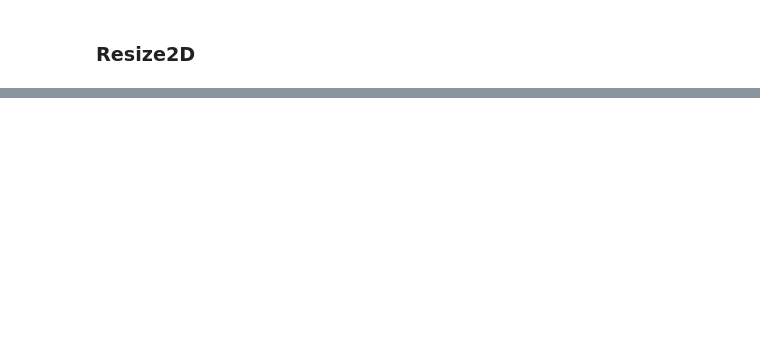
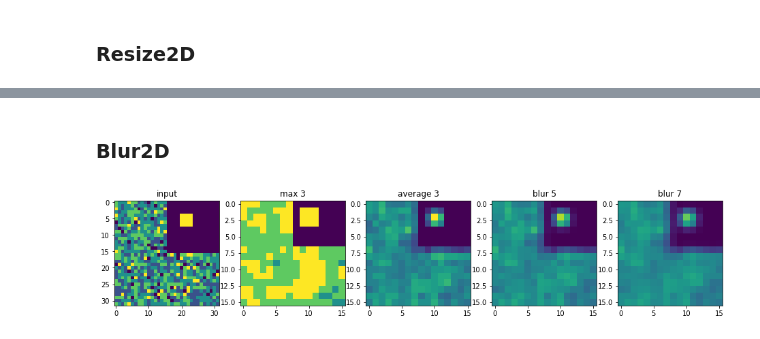
Before and after one commit to mvoelk/keras_layers, a Jupyter notebook: examples.ipynb, the cells around one changed output, grey strips where cells are left out. Saved outputs shown, nothing was run; the diff lists cells and outputs as text; code cells hidden in the pictures; blank space fills up the shorter version.

Commit message:
add Blur2D

```diff
--- a/examples.ipynb
+++ b/examples.ipynb
@@ -164,0 +224,33 @@ plt.show()
+# %% [markdown]
+### Blur2D
+# %%
+from layers import Blur2D
+
+x = x_in = Input(shape=(32, 32, 10))
+x1 = MaxPool2D(3, 2, padding='same')(x)
+x2 = AvgPool2D(3, 2, padding='same')(x)
+x3 = Blur2D(5, 2, padding='same')(x)
+x4 = Blur2D(7, 2, padding='same')(x)
+
+model = Model(x_in, [x1,x2,x3,x4])
+
+batch = np.random.binomial(4, 0.5, size=(4,32,32,10)) / 4
+batch[:,:16,16:] = 0
+batch[:,4:8,20:24] = 1
+
+preds = model.predict(batch)
+
+plt.figure(figsize=(16,3))
+plt.subplot(151); plt.title('input')
+plt.imshow(batch[0,:,:,0], vmin=0, vmax=1)
+plt.subplot(152); plt.title('max 3')
+plt.imshow(preds[0][0,:,:,0], vmin=0, vmax=1)
+plt.subplot(153); plt.title('average 3')
+plt.imshow(preds[1][0,:,:,0], vmin=0, vmax=1)
+plt.subplot(154); plt.title('blur 5')
+plt.imshow(preds[2][0,:,:,0], vmin=0, vmax=1)
+plt.subplot(155); plt.title('blur 7')
+plt.imshow(preds[3][0,:,:,0], vmin=0, vmax=1)
+plt.show()
+# %% [output]
+[figure, added]
```
Also changed, not shown: parts of 8 cells of this notebook, 2 other files.
